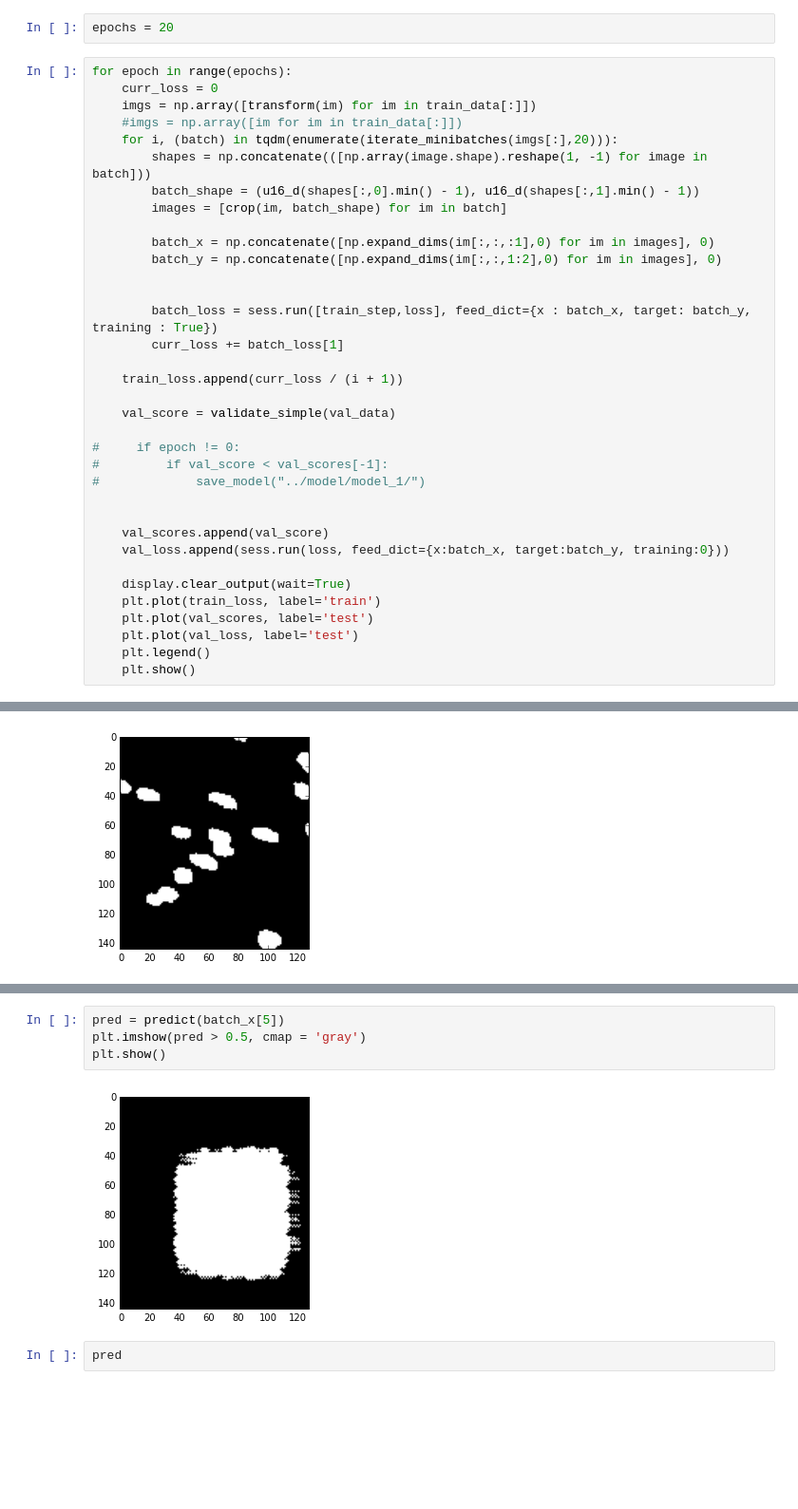
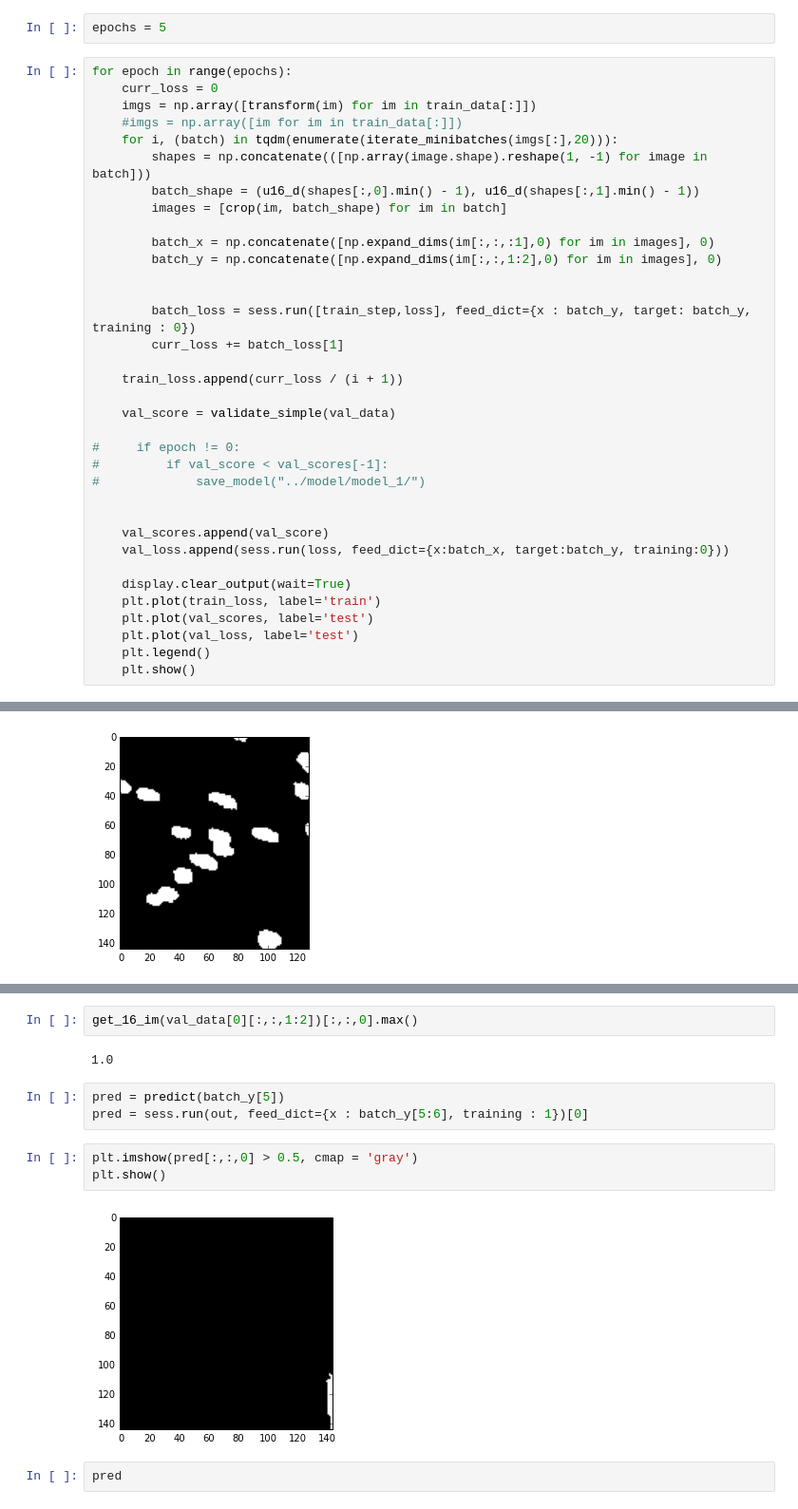
Before and after one commit to rykachevskiy/ds_bowl_2018, a Jupyter notebook: notebooks/Unet.ipynb, the cells around one changed output, grey strips where cells are left out. Shown at 95% size. Drawn from its saved outputs; the diff is of its cells as text; blank space fills up the shorter version.

```diff
--- a/notebooks/Unet.ipynb
+++ b/notebooks/Unet.ipynb
@@ -269,7 +265,7 @@ train_loss = []
 val_scores = []
 val_loss = []
 # %%
-epochs = 20
+epochs = 5
 # %%
 for epoch in range(epochs):
     curr_loss = 0
@@ -284,7 +280,7 @@ for epoch in range(epochs):
         batch_y = np.concatenate([np.expand_dims(im[:,:,1:2],0) for im in images], 0)
 
 
-        batch_loss = sess.run([train_step,loss], feed_dict={x : batch_x, target: batch_y, training : True})
+        batch_loss = sess.run([train_step,loss], feed_dict={x : batch_y, target: batch_y, training : 0})
         curr_loss += batch_loss[1]
 
     train_loss.append(curr_loss / (i + 1))
@@ -334,9 +335,15 @@ plt.show()
+# %%
+get_16_im(val_data[0][:,:,1:2])[:,:,0].max()
+# %% [output]
+1.0
+# %%
+pred = predict(batch_y[5])
+pred = sess.run(out, feed_dict={x : batch_y[5:6], training : 1})[0]
 # %%
-pred = predict(batch_x[5])
-plt.imshow(pred > 0.5, cmap = 'gray')
+plt.imshow(pred[:,:,0] > 0.5, cmap = 'gray')
 plt.show()
 # %% [output]
-[figure, old version]
+[figure, new version]
 # %%
 pred
 # %% [output]
```
Also changed, not shown: parts of 3 cells of this notebook.
